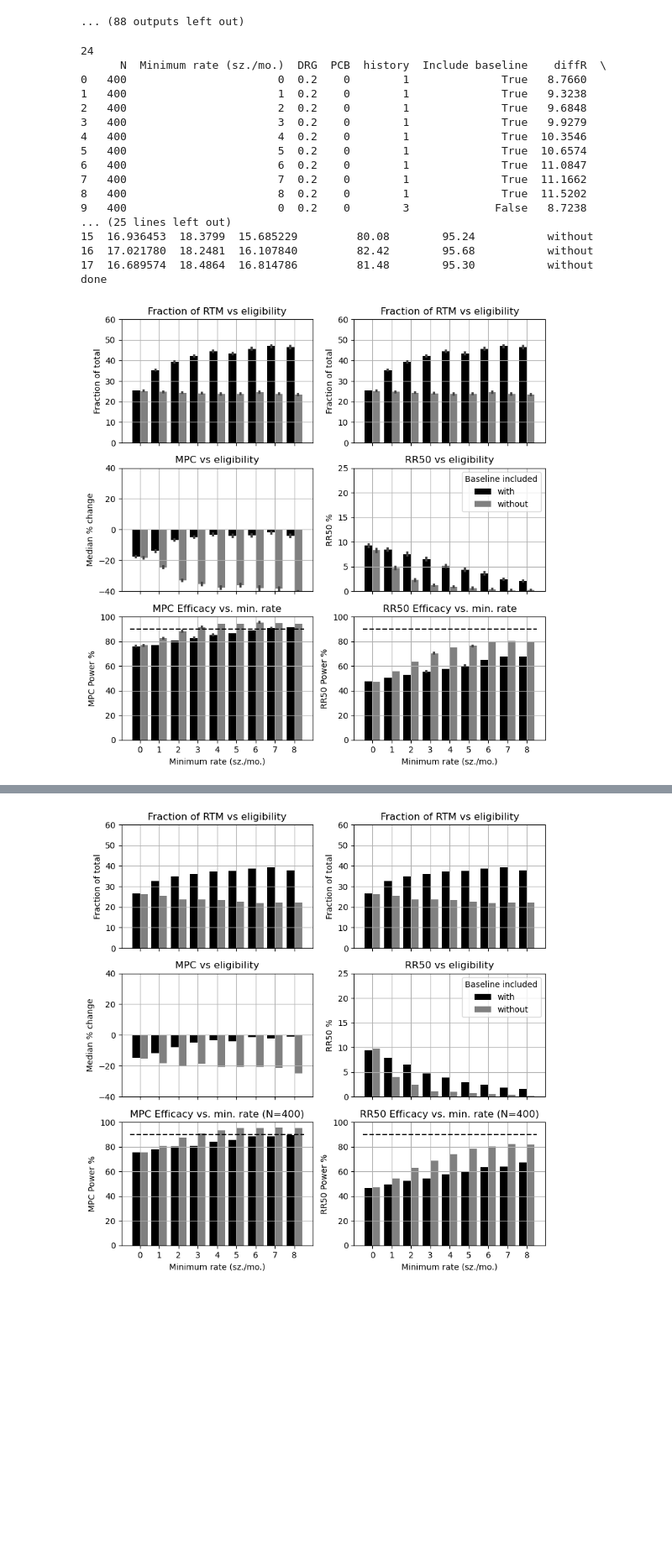
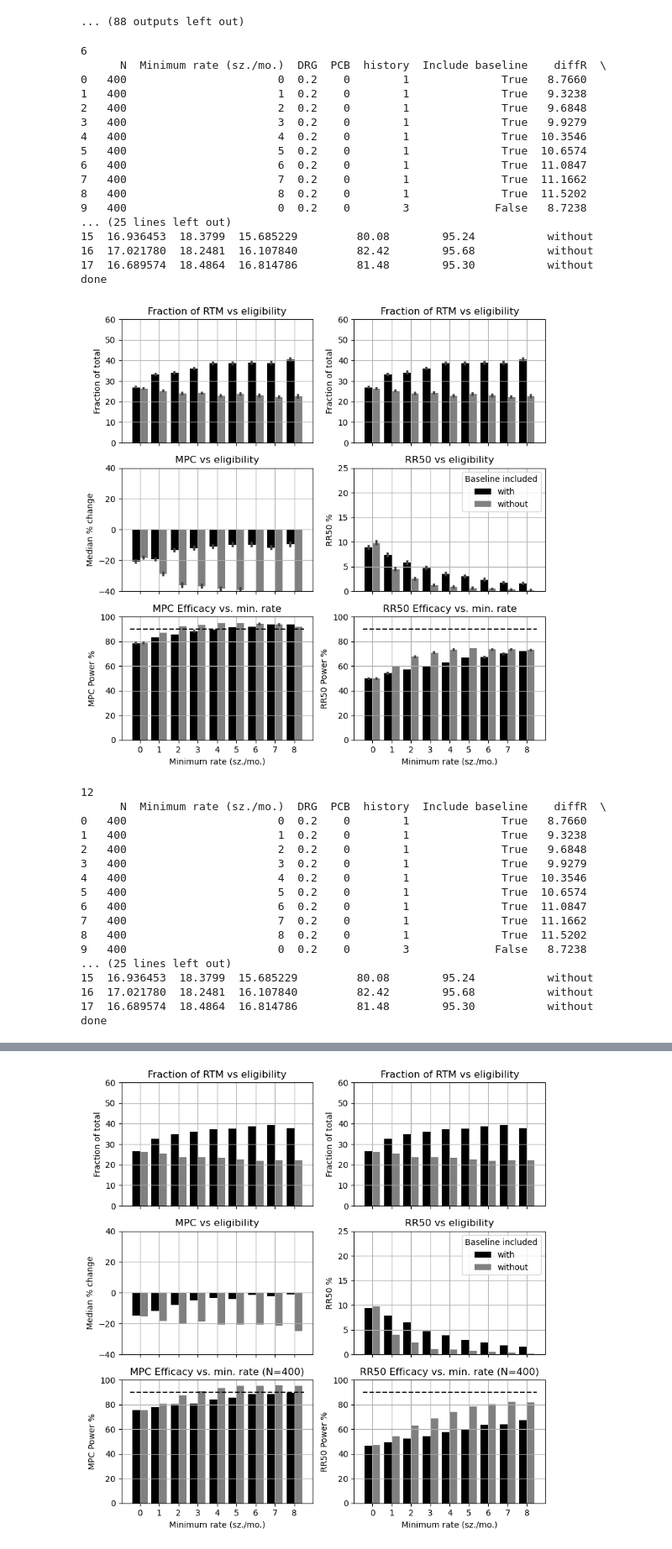
Before and after one commit to GoldenholzLab/RTMsim, a Jupyter notebook: rtm_paper_v2.ipynb, the cells around one changed output, grey strips where cells are left out. Shown at 84% size. Drawn from its saved outputs; the diff is of its cells as text; code cells hidden in the pictures; blank space fills up the shorter version.

```diff
--- a/rtm_paper_v2.ipynb
+++ b/rtm_paper_v2.ipynb
@@ -53,32 +53,49 @@ for studyChances in [24,6,12,18,36,48,120]:
 # %%
 %reload_ext autoreload
 %autoreload 2
 from RTM_funcs import draw_all_fracSets_noSF
 import matplotlib.pyplot as plt
-#Slist = [6,12,18,24,36,48,120]
-Slist= [24]
+Slist = [6,12,18,24,36,48,120]
+#Slist= [24]
 for studyChances in Slist:
     print(studyChances)
     draw_all_fracSets_noSF(showFull=False,studyChances=studyChances,with_error=True)
     if studyChances==24:
         plt.savefig('Fig2.png',dpi=300)
     plt.show()
 # %% [output]
-24
+6
       N  Minimum rate (sz./mo.)  DRG  PCB  history  Include baseline    diffR  \
 0   400                       0  0.2    0        1              True   8.7660
 1   400                       1  0.2    0        1              True   9.3238
 2   400                       2  0.2    0        1              True   9.6848
 3   400                       3  0.2    0        1              True   9.9279
 4   400                       4  0.2    0        1              True  10.3546
 5   400                       5  0.2    0        1              True  10.6574
 6   400                       6  0.2    0        1              True  11.0847
 7   400                       7  0.2    0        1              True  11.1662
 8   400                       8  0.2    0        1              True  11.5202
 9   400                       0  0.2    0        3             False   8.7238
 ... (25 lines left out)
 15  16.936453  18.3799  15.685229         80.08        95.24           without
 16  17.021780  18.2481  16.107840         82.42        95.68           without
 17  16.689574  18.4864  16.814786         81.48        95.30           without
 done
-[figure, old version]
+[figure, new version]
+12
+      N  Minimum rate (sz./mo.)  DRG  PCB  history  Include baseline    diffR  \
+0   400                       0  0.2    0        1              True   8.7660
+1   400                       1  0.2    0        1              True   9.3238
+2   400                       2  0.2    0        1              True   9.6848
+3   400                       3  0.2    0        1              True   9.9279
+4   400                       4  0.2    0        1              True  10.3546
+5   400                       5  0.2    0        1              True  10.6574
+6   400                       6  0.2    0        1              True  11.0847
+7   400                       7  0.2    0        1              True  11.1662
+8   400                       8  0.2    0        1              True  11.5202
+9   400                       0  0.2    0        3             False   8.7238
+... (25 lines left out)
+15  16.936453  18.3799  15.685229         80.08        95.24           without
+16  17.021780  18.2481  16.107840         82.42        95.68           without
+17  16.689574  18.4864  16.814786         81.48        95.30           without
+done
```
Also changed, not shown: parts of 1 cell of this notebook.
